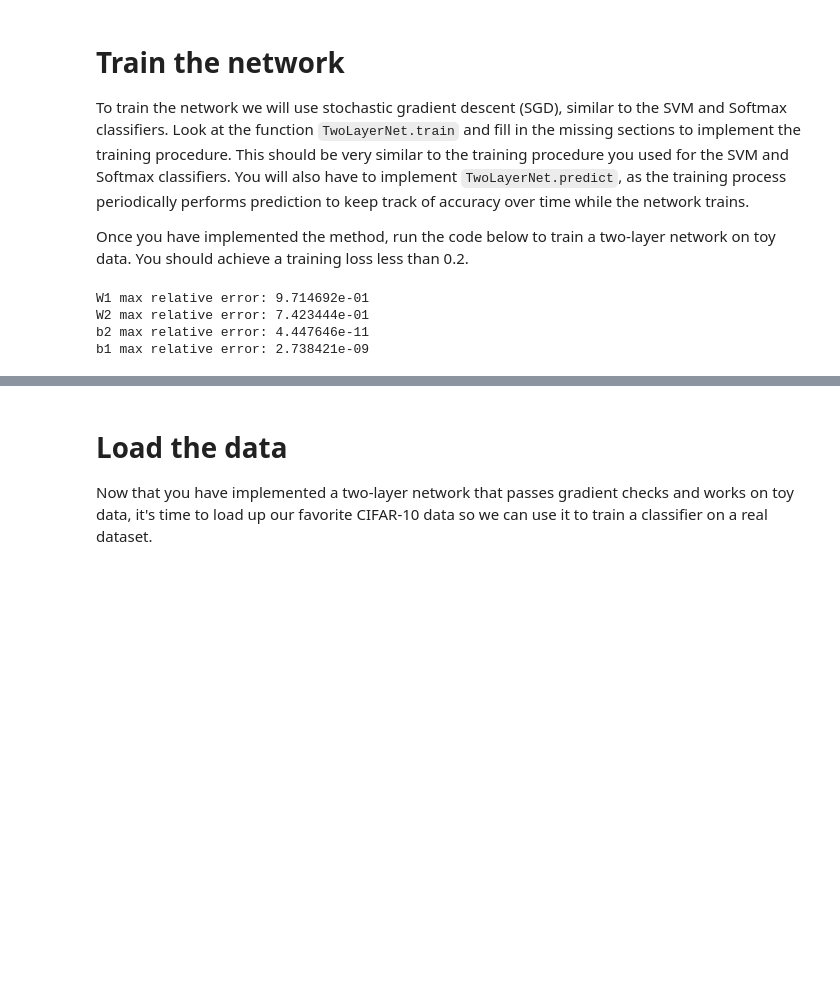
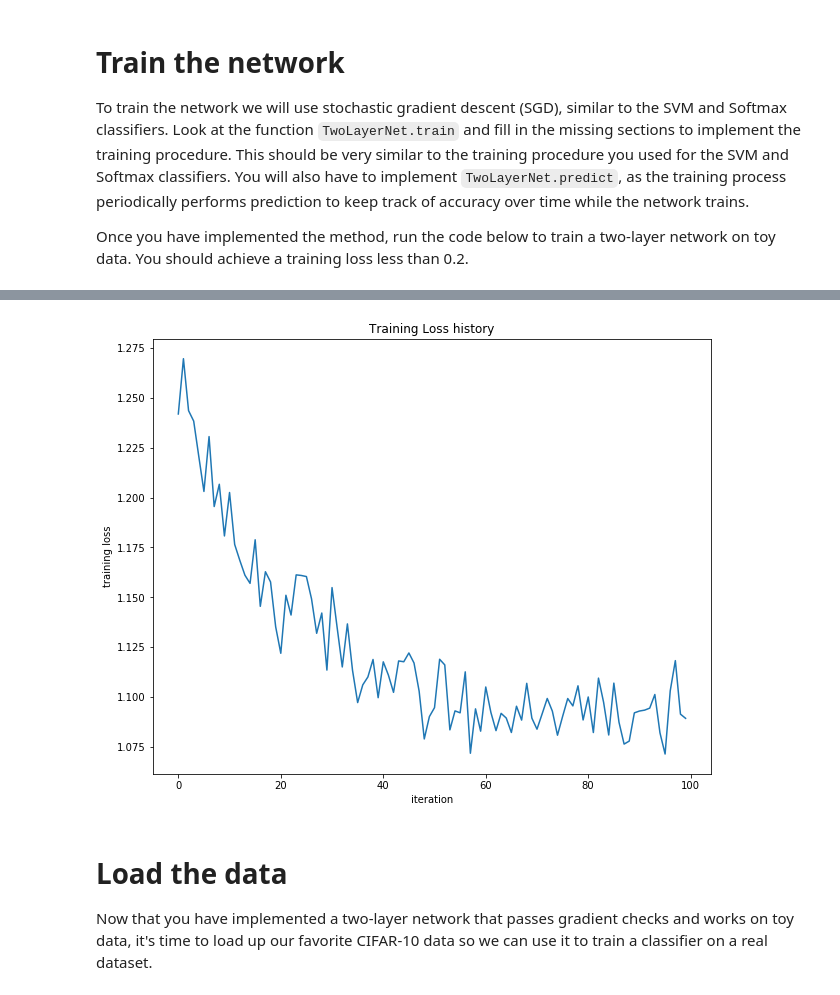
Before and after one commit to nginsberg/cnns, a Jupyter notebook: assignment1/two_layer_net.ipynb, the cells around one changed output, grey strips where cells are left out. Drawn from its saved outputs; the diff is of its cells as text; code cells hidden in the pictures; blank space fills up the shorter version.

```diff
--- a/assignment1/two_layer_net.ipynb
+++ b/assignment1/two_layer_net.ipynb
@@ -109,30 +128,11 @@ Implement the rest of the function. This will compute the gradient of the loss w
 To train the network we will use stochastic gradient descent (SGD), similar to the SVM and Softmax classifiers. Look at the function `TwoLayerNet.train` and fill in the missing sections to implement the training procedure. This should be very similar to the training procedure you used for the SVM and Softmax classifiers. You will also have to implement `TwoLayerNet.predict`, as the training process periodically performs prediction to keep track of accuracy over time while the network trains.
 
 Once you have implemented the method, run the code below to train a two-layer network on toy data. You should achieve a training loss less than 0.2.
-# %%
-from cs231n.gradient_check import eval_numerical_gradient
-
-# Use numeric gradient checking to check your implementation of the backward pass.
-# If your implementation is correct, the difference between the numeric and
-# analytic gradients should be less than 1e-8 for each of W1, W2, b1, and b2.
-
-loss, grads = net.loss(X, y, reg=0.1)
-
-# these should all be less than 1e-8 or so
-for param_name in grads:
-  f = lambda W: net.loss(X, y, reg=0.1)[0]
-  param_grad_num = eval_numerical_gradient(f, net.params[param_name], verbose=False)
-  print '%s max relative error: %e' % (param_name, rel_error(param_grad_num, grads[param_name]))
-# %% [output]
-W1 max relative error: 9.714692e-01
-W2 max relative error: 7.423444e-01
-b2 max relative error: 4.447646e-11
-b1 max relative error: 2.738421e-09
 # %%
 net = init_toy_model()
 stats = net.train(X, y, X, y,
-            learning_rate=1e-1, reg=1e-5,
-            num_iters=100, verbose=False)
+            learning_rate=1e-5, reg=1e-5,
+            num_iters=100, verbose=True)
 
 print 'Final training loss: ', stats['loss_history'][-1]
 
@@ -147,3 +148,4 @@ AttributeError: 'NoneType' object has no attribute 'shape'
+[figure, added]
 # %% [markdown]
 # Load the data
 Now that you have implemented a two-layer network that passes gradient checks and works on toy data, it's time to load up our favorite CIFAR-10 data so we can use it to train a classifier on a real dataset.
```
Also changed, not shown: parts of 10 cells of this notebook, 2 other files.
